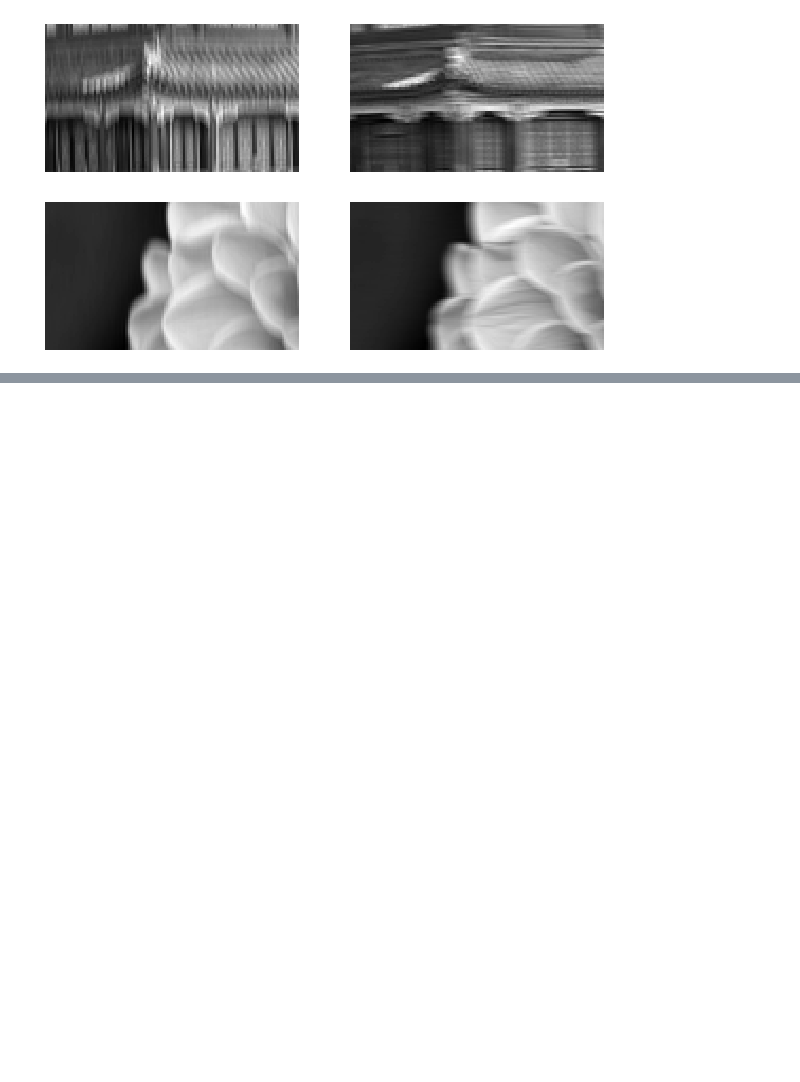
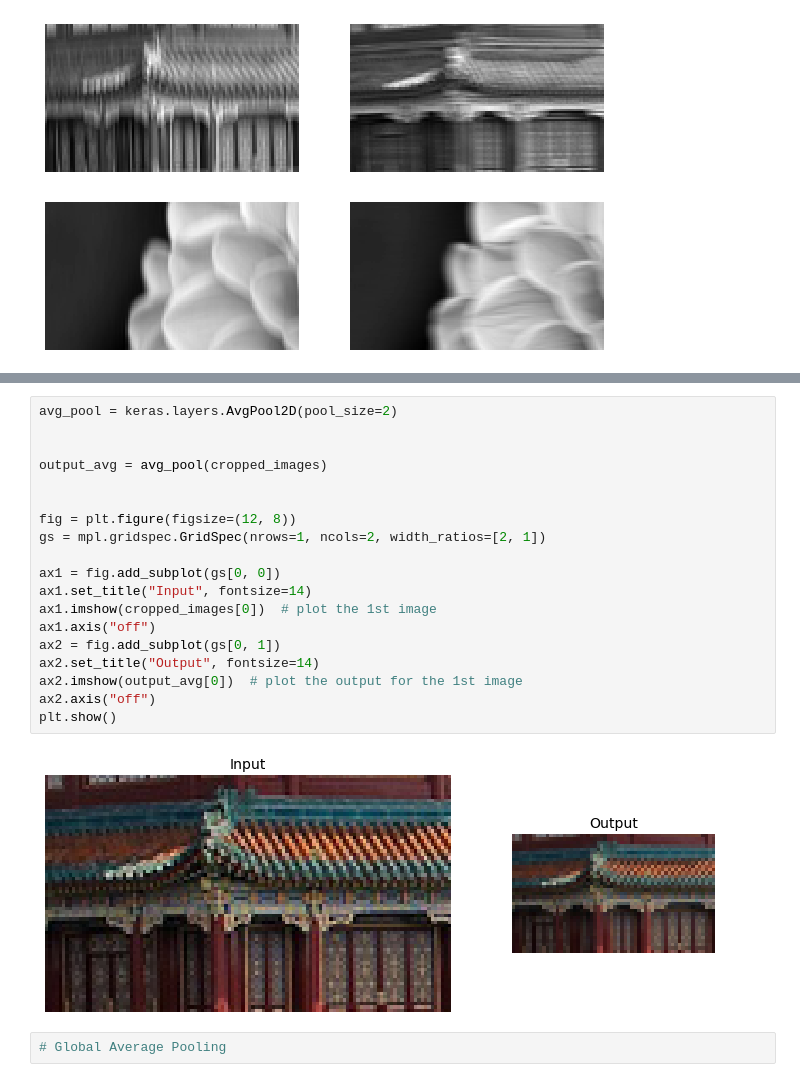
Before and after one commit to SohyeonKim-dev/MachineLearning_HandsOnML, a Jupyter notebook: 13_deep_computer_vision_with_cnns.ipynb, the cells around one changed output, grey strips where cells are left out. Drawn from its saved outputs; the diff is of its cells as text; blank space fills up the shorter version.

```diff
--- a/13_deep_computer_vision_with_cnns.ipynb
+++ b/13_deep_computer_vision_with_cnns.ipynb
@@ -161,0 +285,23 @@ plt.show()
+# %%
+avg_pool = keras.layers.AvgPool2D(pool_size=2)
+
+
+output_avg = avg_pool(cropped_images)
+
+
+fig = plt.figure(figsize=(12, 8))
+gs = mpl.gridspec.GridSpec(nrows=1, ncols=2, width_ratios=[2, 1])
+
+ax1 = fig.add_subplot(gs[0, 0])
+ax1.set_title("Input", fontsize=14)
+ax1.imshow(cropped_images[0])  # plot the 1st image
+ax1.axis("off")
+ax2 = fig.add_subplot(gs[0, 1])
+ax2.set_title("Output", fontsize=14)
+ax2.imshow(output_avg[0])  # plot the output for the 1st image
+ax2.axis("off")
+plt.show()
+# %% [output]
+[figure, added]
+# %%
+# Global Average Pooling
```
Also changed, not shown: parts of 19 cells of this notebook.
